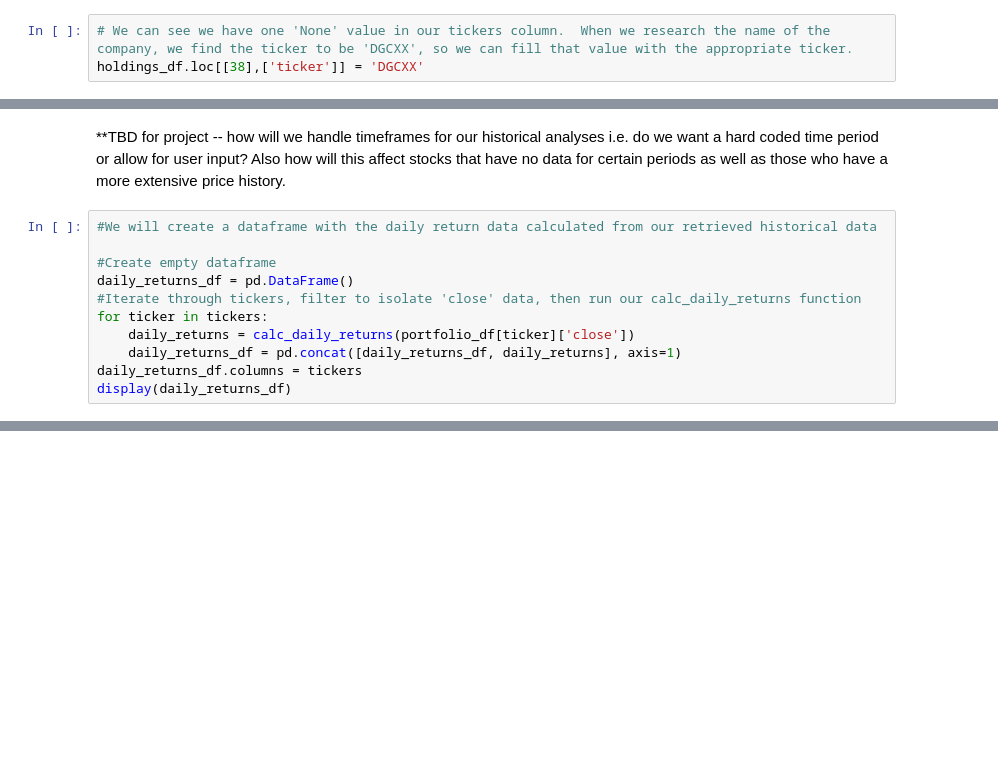
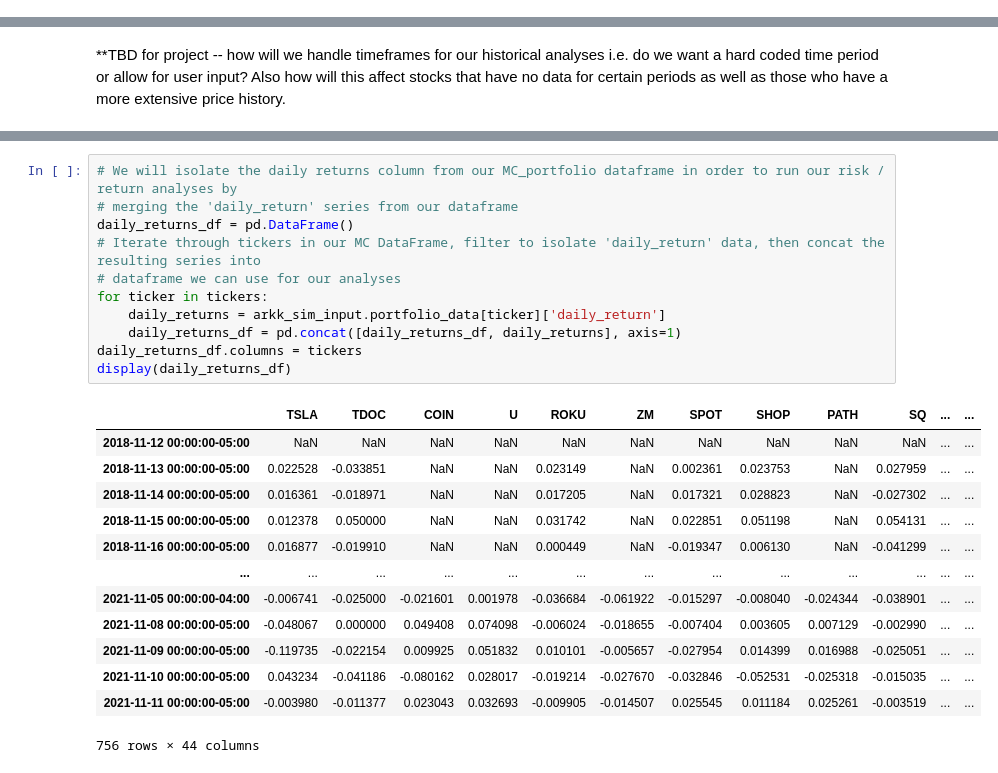
Before and after one commit to odhissm/portfolio_management, a Jupyter notebook: project_initial.ipynb, the cells around one changed output, grey strips where cells are left out. Cells and saved outputs as stored; diff of their text form; blank space fills up the shorter version.

```diff
--- a/project_initial.ipynb
+++ b/project_initial.ipynb
@@ -112,4 +112 @@ dtype: int64
-# %%
-# We can see we have one 'None' value in our tickers column.  When we research the name of the company, we find the ticker to be 'DGCXX', so we can fill that value with the appropriate ticker.
-holdings_df.loc[[38],['ticker']] = 'DGCXX'
 # %%
@@ -154,13 +151,2 @@ display(portfolio_df.head())
 # %% [markdown]
 **TBD for project -- how will we handle timeframes for our historical analyses i.e. do we want a hard coded time period or allow for user input?  Also how will this affect stocks that have no data for certain periods as well as those who have a more extensive price history.
-# %%
-#We will create a dataframe with the daily return data calculated from our retrieved historical data
-
-#Create empty dataframe
-daily_returns_df = pd.DataFrame()
-#Iterate through tickers, filter to isolate 'close' data, then run our calc_daily_returns function
-for ticker in tickers:
-    daily_returns = calc_daily_returns(portfolio_df[ticker]['close'])
-    daily_returns_df = pd.concat([daily_returns_df, daily_returns], axis=1)
-daily_returns_df.columns = tickers
-display(daily_returns_df)
@@ -195,0 +208,25 @@ display(portfolio_cum_plot)
+# %%
+# We will isolate the daily returns column from our MC_portfolio dataframe in order to run our risk / return analyses by
+# merging the 'daily_return' series from our dataframe
+daily_returns_df = pd.DataFrame()
+# Iterate through tickers in our MC DataFrame, filter to isolate 'daily_return' data, then concat the resulting series into
+# dataframe we can use for our analyses
+for ticker in tickers:
+    daily_returns = arkk_sim_input.portfolio_data[ticker]['daily_return']
+    daily_returns_df = pd.concat([daily_returns_df, daily_returns], axis=1)
+daily_returns_df.columns = tickers
+display(daily_returns_df)
+# %% [output]
+|  | TSLA | TDOC | COIN | U | ROKU | ZM | SPOT | SHOP | PATH | SQ | ... | ... |
+| 2018-11-12 00:00:00-05:00 | NaN | NaN | NaN | NaN | NaN | NaN | NaN | NaN | NaN | NaN | ... | ... |
+| 2018-11-13 00:00:00-05:00 | 0.022528 | -0.033851 | NaN | NaN | 0.023149 | NaN | 0.002361 | 0.023753 | NaN | 0.027959 | ... | ... |
+| 2018-11-14 00:00:00-05:00 | 0.016361 | -0.018971 | NaN | NaN | 0.017205 | NaN | 0.017321 | 0.028823 | NaN | -0.027302 | ... | ... |
+| 2018-11-15 00:00:00-05:00 | 0.012378 | 0.050000 | NaN | NaN | 0.031742 | NaN | 0.022851 | 0.051198 | NaN | 0.054131 | ... | ... |
+| 2018-11-16 00:00:00-05:00 | 0.016877 | -0.019910 | NaN | NaN | 0.000449 | NaN | -0.019347 | 0.006130 | NaN | -0.041299 | ... | ... |
+| ... | ... | ... | ... | ... | ... | ... | ... | ... | ... | ... | ... | ... |
+| 2021-11-05 00:00:00-04:00 | -0.006741 | -0.025000 | -0.021601 | 0.001978 | -0.036684 | -0.061922 | -0.015297 | -0.008040 | -0.024344 | -0.038901 | ... | ... |
+| 2021-11-08 00:00:00-05:00 | -0.048067 | 0.000000 | 0.049408 | 0.074098 | -0.006024 | -0.018655 | -0.007404 | 0.003605 | 0.007129 | -0.002990 | ... | ... |
+| 2021-11-09 00:00:00-05:00 | -0.119735 | -0.022154 | 0.009925 | 0.051832 | 0.010101 | -0.005657 | -0.027954 | 0.014399 | 0.016988 | -0.025051 | ... | ... |
+| 2021-11-10 00:00:00-05:00 | 0.043234 | -0.041186 | -0.080162 | 0.028017 | -0.019214 | -0.027670 | -0.032846 | -0.052531 | -0.025318 | -0.015035 | ... | ... |
+| 2021-11-11 00:00:00-05:00 | -0.003980 | -0.011377 | 0.023043 | 0.032693 | -0.009905 | -0.014507 | 0.025545 | 0.011184 | 0.025261 | -0.003519 | ... | ... |
+756 rows × 44 columns
```
Also changed, not shown: parts of 12 cells of this notebook, 1 other file.
